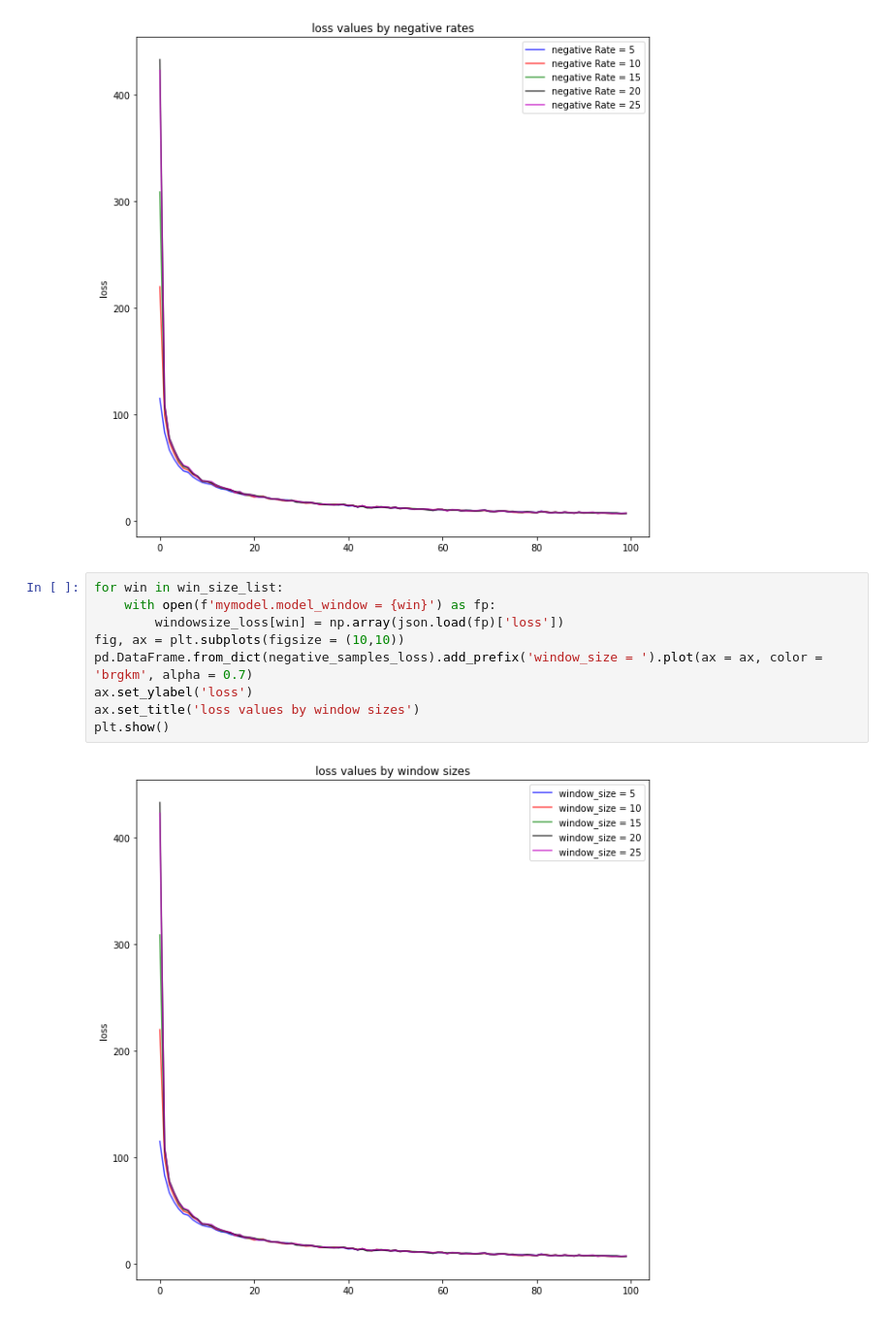
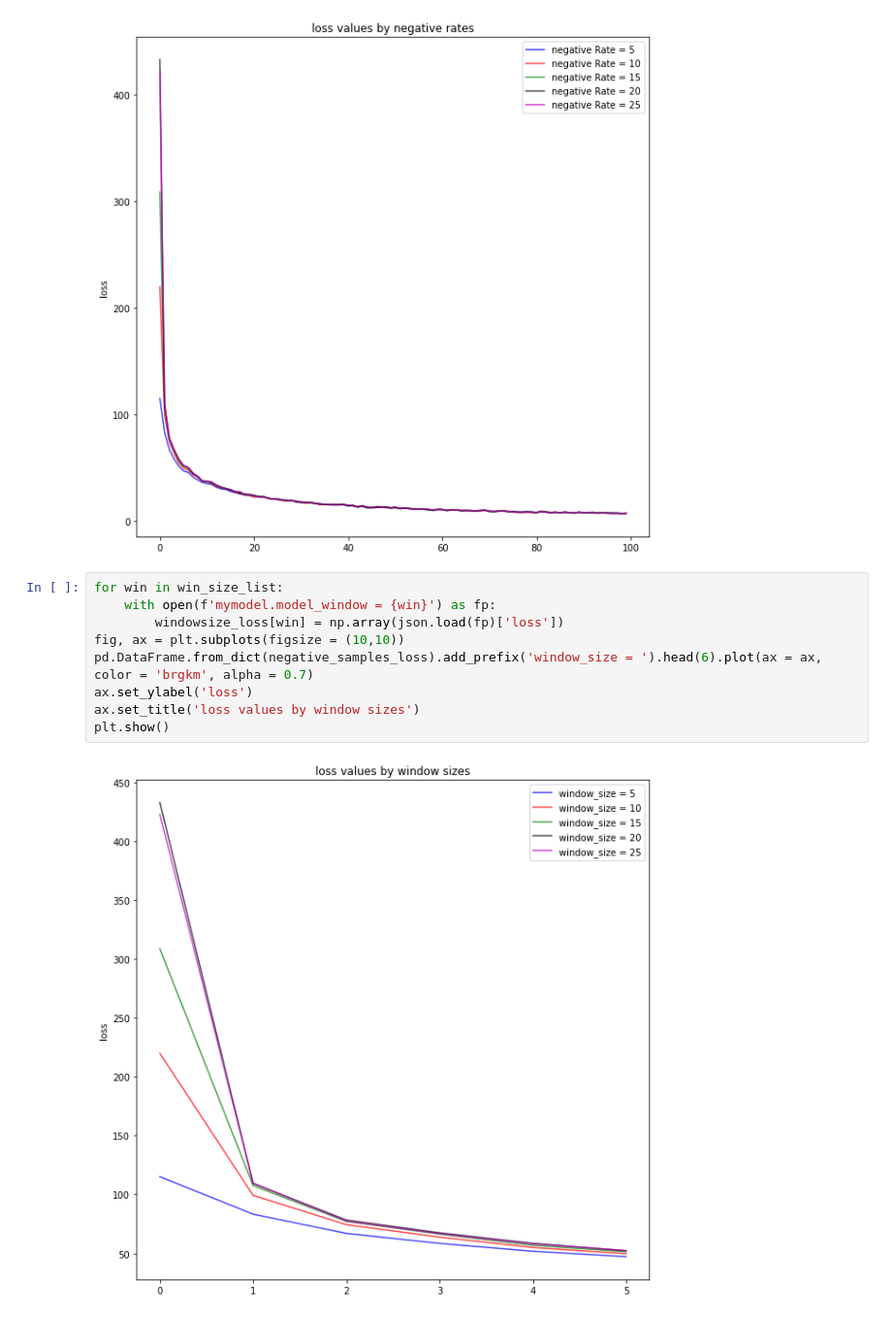
Before and after one commit to aymane1997/NLP, a Jupyter notebook: plots.ipynb, the cells around one changed output. Shown at 97% size. Cells and saved outputs as stored; diff of their text form.

```diff
--- a/plots.ipynb
+++ b/plots.ipynb
@@ -36,11 +36,11 @@ plt.show()
 # %%
 for win in win_size_list:
     with open(f'mymodel.model_window = {win}') as fp:
         windowsize_loss[win] = np.array(json.load(fp)['loss'])
 fig, ax = plt.subplots(figsize = (10,10))
-pd.DataFrame.from_dict(negative_samples_loss).add_prefix('window_size = ').plot(ax = ax, color = 'brgkm', alpha = 0.7)
+pd.DataFrame.from_dict(negative_samples_loss).add_prefix('window_size = ').head(6).plot(ax = ax, color = 'brgkm', alpha = 0.7)
 ax.set_ylabel('loss')
 ax.set_title('loss values by window sizes')
 plt.show()
 # %% [output]
-[figure, old version]
+[figure, new version]
```
Also changed, not shown: parts of 3 cells of this notebook, 1 other file.
